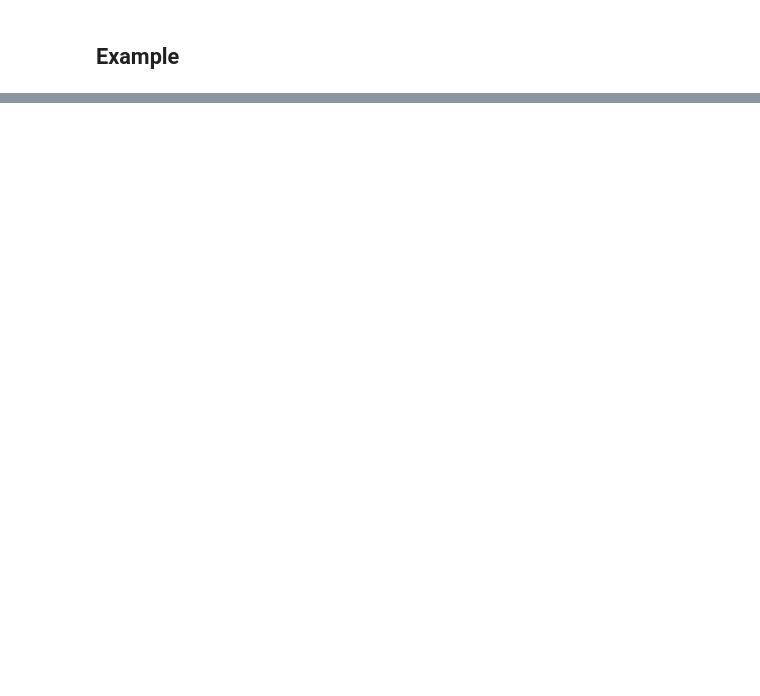
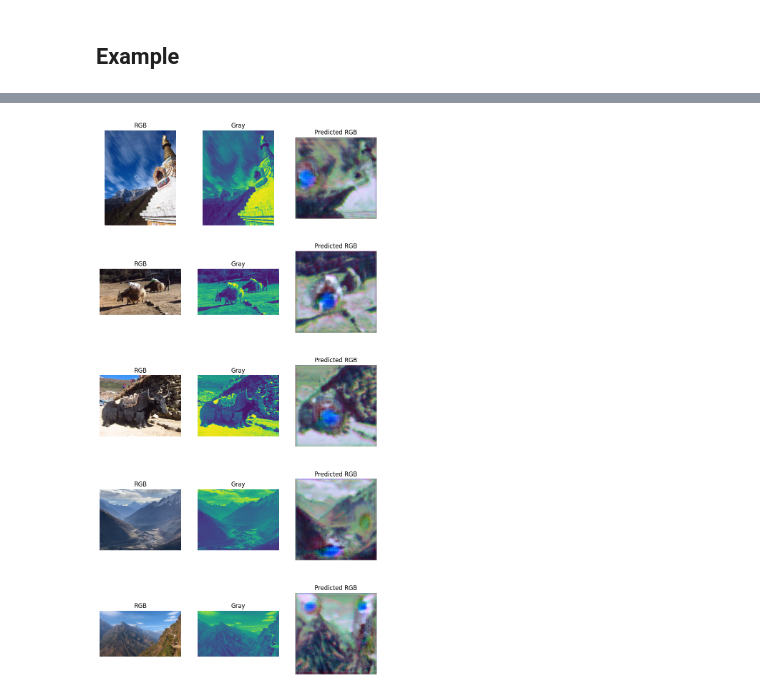
Before and after one commit to Crazz-Zaac/computer-vision-experiments, a Jupyter notebook: notebooks/grayscale_to_rgb.ipynb, the cells around one changed output, grey strips where cells are left out. Saved outputs shown, nothing was run; the diff lists cells and outputs as text; code cells hidden in the pictures; blank space fills up the shorter version.

```diff
--- a/notebooks/grayscale_to_rgb.ipynb
+++ b/notebooks/grayscale_to_rgb.ipynb
@@ -108,0 +95,34 @@ ModuleNotFoundError: No module named 'cv_expt'
+# %%
+loaded_model = torch.load("../results/expt1/run_2024-08-28/models/best_model.pth")
+test_root = Path("../data/test_images")
+# test_root = Path("../data/coco2017/train2017")
+images = []
+titles=[]
+max_data = 5
+for i, test_img in enumerate(test_root.iterdir()):
+    if i >= max_data:
+        break
+    img = cv2.imread(str(test_img), cv2.IMREAD_GRAYSCALE )
+    rgb_img = cv2.imread(str(test_img))
+    rgb_img = cv2.cvtColor(rgb_img, cv2.COLOR_BGR2RGB)
+    images.append(rgb_img)
+    images.append(img)
+    img = cv2.resize(img, data_config.input_size[::-1])
+    img = img / 255.0
+    img = torch.tensor(img, dtype=torch.float32).unsqueeze(0).unsqueeze(0)
+    # print(img.shape)
+    pred = loaded_model(img.cuda())
+    # print(pred.shape)
+    pred = pred.squeeze(0)#.squeeze(0)
+    pred = pred.detach().cpu().permute(1, 2, 0).numpy()
+    # print(pred.shape)
+    # print(pred.max(), pred.min())
+    pred = (pred * 255).astype(np.uint8)
+    images.append(pred)
+    # print(pred.max(), pred.min())
+    titles.extend(["RGB", "Gray", "Predicted RGB"])
+# %%
+from cv_expt.vis.visualization import subplot_images
+subplot_images(images, order=(-1, 3), titles=titles, fig_size=(10, 20)).savefig(str(trainer.images_dir/"test_images.png"))
+# %% [output]
+[figure, added]
```
Also changed, not shown: parts of 6 cells of this notebook, 16 other files.
